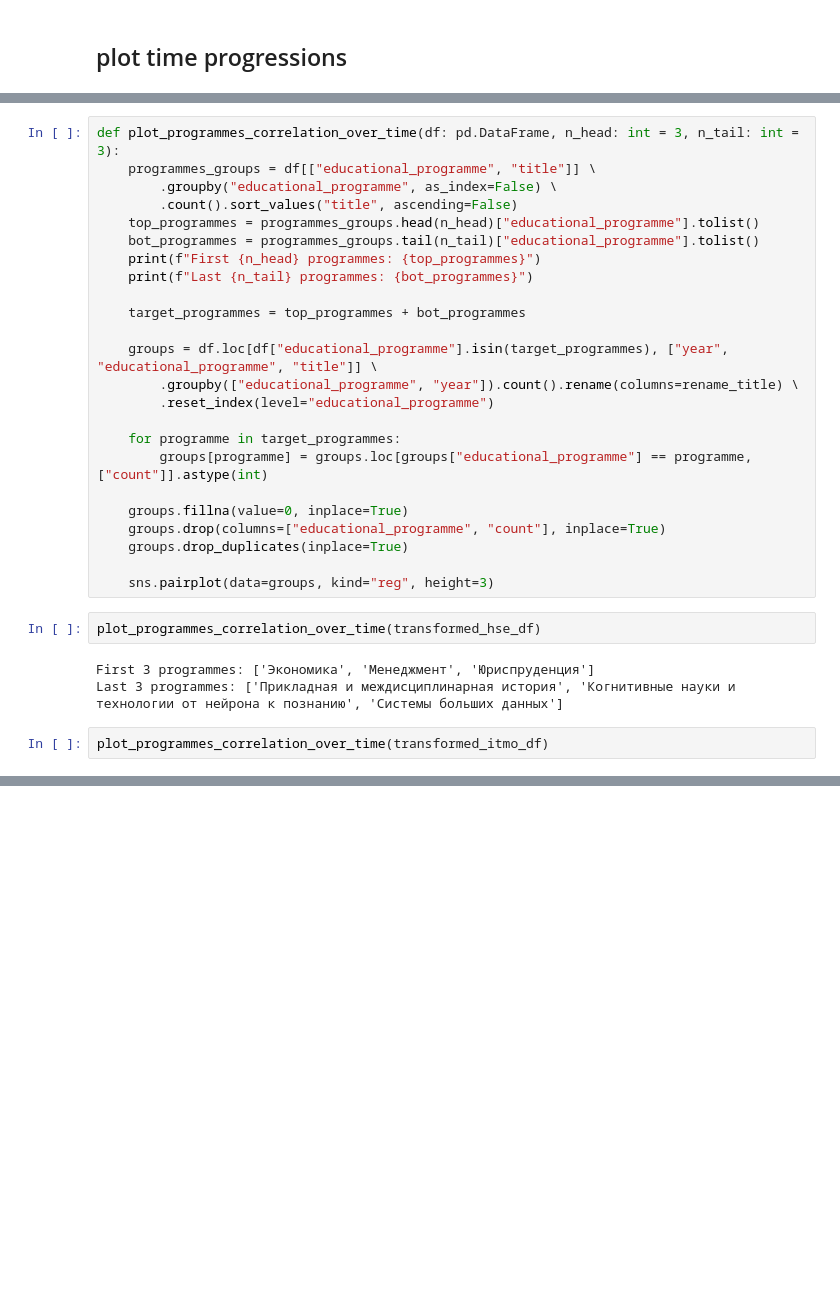
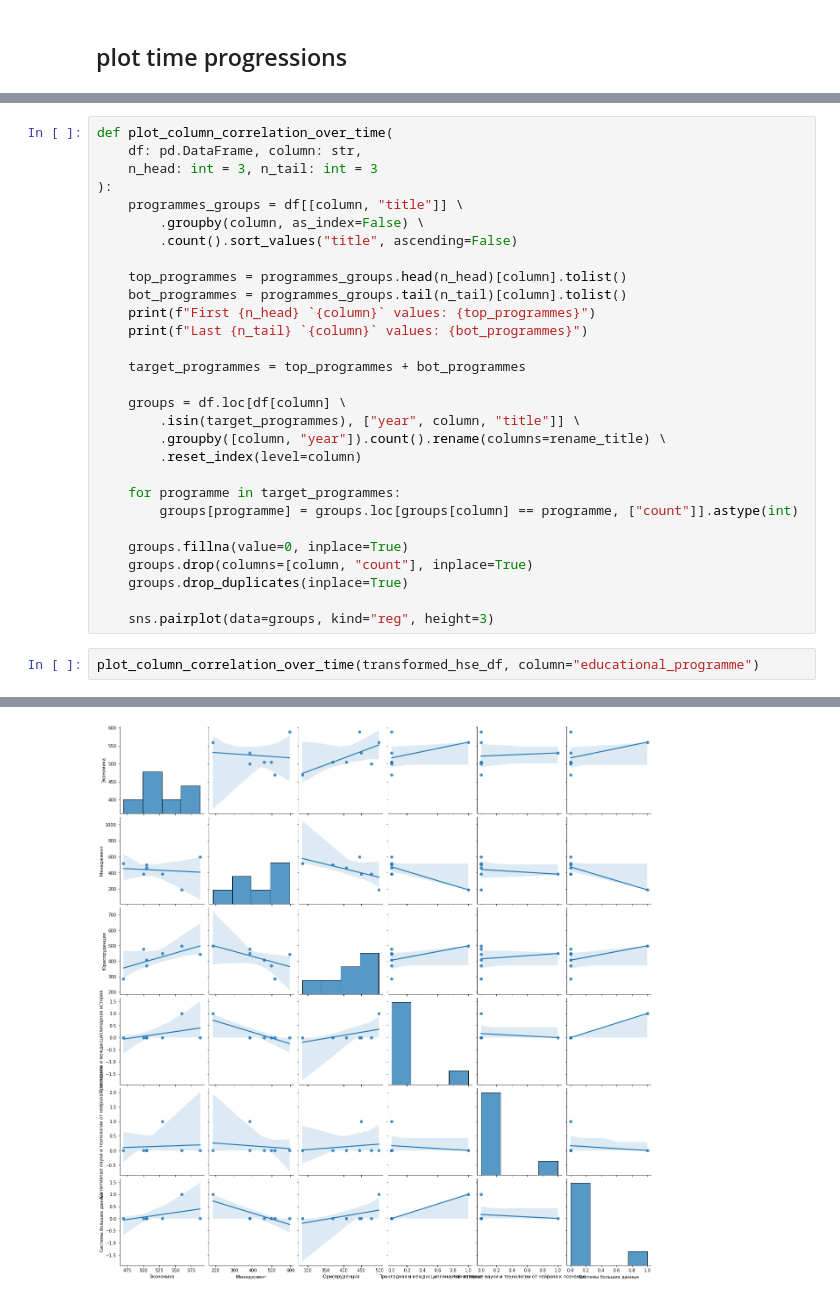
Before and after one commit to evjeny/diplomas_exploratory_analysis, a Jupyter notebook: analysis.ipynb, the cells around one changed output, grey strips where cells are left out. Saved outputs shown, nothing was run; the diff lists cells and outputs as text; blank space fills up the shorter version.

```diff
--- a/analysis.ipynb
+++ b/analysis.ipynb
@@ -243,33 +257,34 @@ with add_subplots(1, 2, figsize=(20, 10)) as (hse_ax, itmo_ax):
 # %% [output]
 [figure]
 # %%
-def plot_programmes_correlation_over_time(df: pd.DataFrame, n_head: int = 3, n_tail: int = 3):
-    programmes_groups = df[["educational_programme", "title"]] \
-        .groupby("educational_programme", as_index=False) \
+def plot_column_correlation_over_time(
+    df: pd.DataFrame, column: str,
+    n_head: int = 3, n_tail: int = 3
+):
+    programmes_groups = df[[column, "title"]] \
+        .groupby(column, as_index=False) \
         .count().sort_values("title", ascending=False)
-    top_programmes = programmes_groups.head(n_head)["educational_programme"].tolist()
-    bot_programmes = programmes_groups.tail(n_tail)["educational_programme"].tolist()
-    print(f"First {n_head} programmes: {top_programmes}")
-    print(f"Last {n_tail} programmes: {bot_programmes}")
+
+    top_programmes = programmes_groups.head(n_head)[column].tolist()
+    bot_programmes = programmes_groups.tail(n_tail)[column].tolist()
+    print(f"First {n_head} `{column}` values: {top_programmes}")
+    print(f"Last {n_tail} `{column}` values: {bot_programmes}")
 
     target_programmes = top_programmes + bot_programmes
 
-    groups = df.loc[df["educational_programme"].isin(target_programmes), ["year", "educational_programme", "title"]] \
-        .groupby(["educational_programme", "year"]).count().rename(columns=rename_title) \
-        .reset_index(level="educational_programme")
+    groups = df.loc[df[column] \
+        .isin(target_programmes), ["year", column, "title"]] \
+        .groupby([column, "year"]).count().rename(columns=rename_title) \
+        .reset_index(level=column)
 
     for programme in target_programmes:
-        groups[programme] = groups.loc[groups["educational_programme"] == programme, ["count"]].astype(int)
+        groups[programme] = groups.loc[groups[column] == programme, ["count"]].astype(int)
 
     groups.fillna(value=0, inplace=True)
-    groups.drop(columns=["educational_programme", "count"], inplace=True)
+    groups.drop(columns=[column, "count"], inplace=True)
     groups.drop_duplicates(inplace=True)
 
     sns.pairplot(data=groups, kind="reg", height=3)
-# %%
-plot_programmes_correlation_over_time(transformed_hse_df)
-# %% [output]
-First 3 programmes: ['Экономика', 'Менеджмент', 'Юриспруденция']
-Last 3 programmes: ['Прикладная и междисциплинарная история', 'Когнитивные науки и технологии от нейрона к познанию', 'Системы больших данных']
-# %%
-plot_programmes_correlation_over_time(transformed_itmo_df)
+# %%
+plot_column_correlation_over_time(transformed_hse_df, column="educational_programme")
+# %% [output]
@@ -275,0 +293 @@ plot_programmes_correlation_over_time(transformed_itmo_df)
+[figure, added]
```
Also changed, not shown: parts of 18 cells of this notebook.
